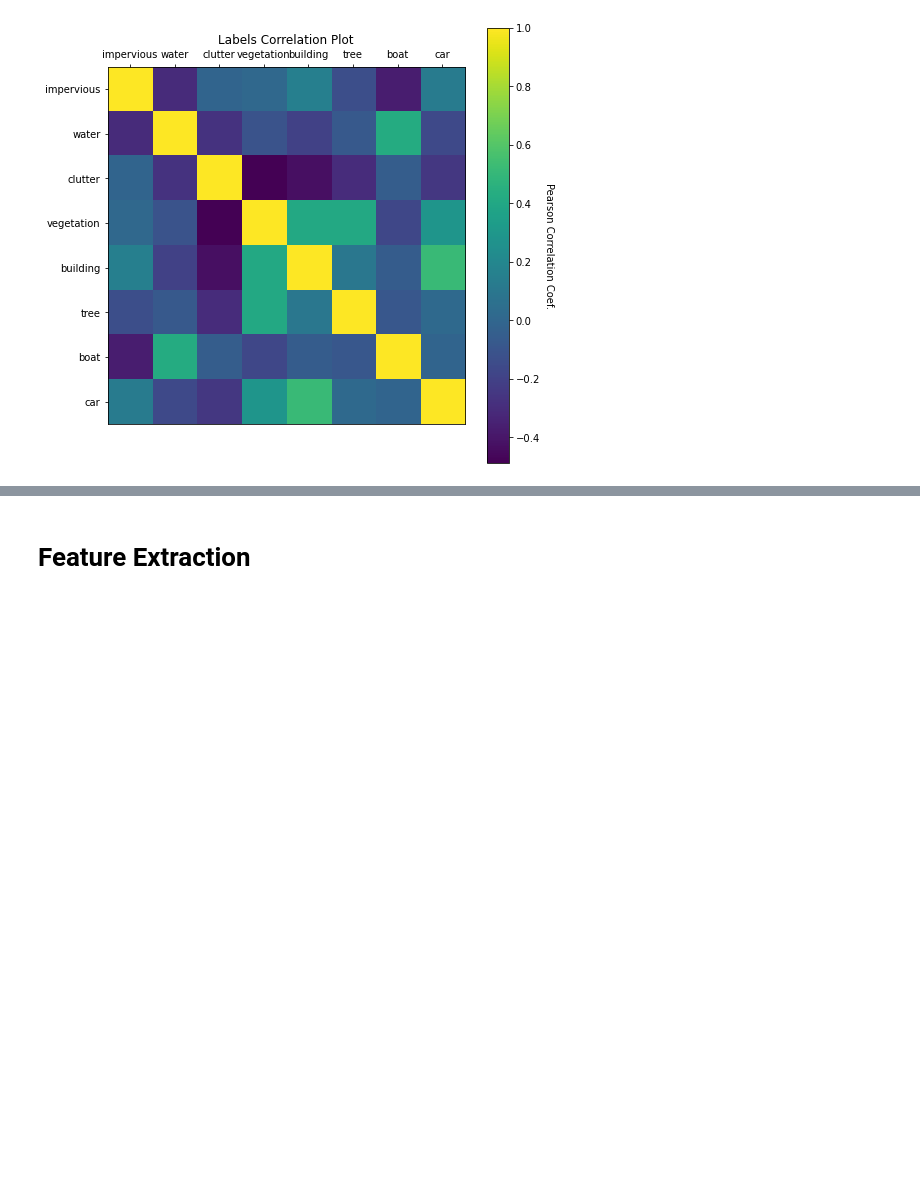
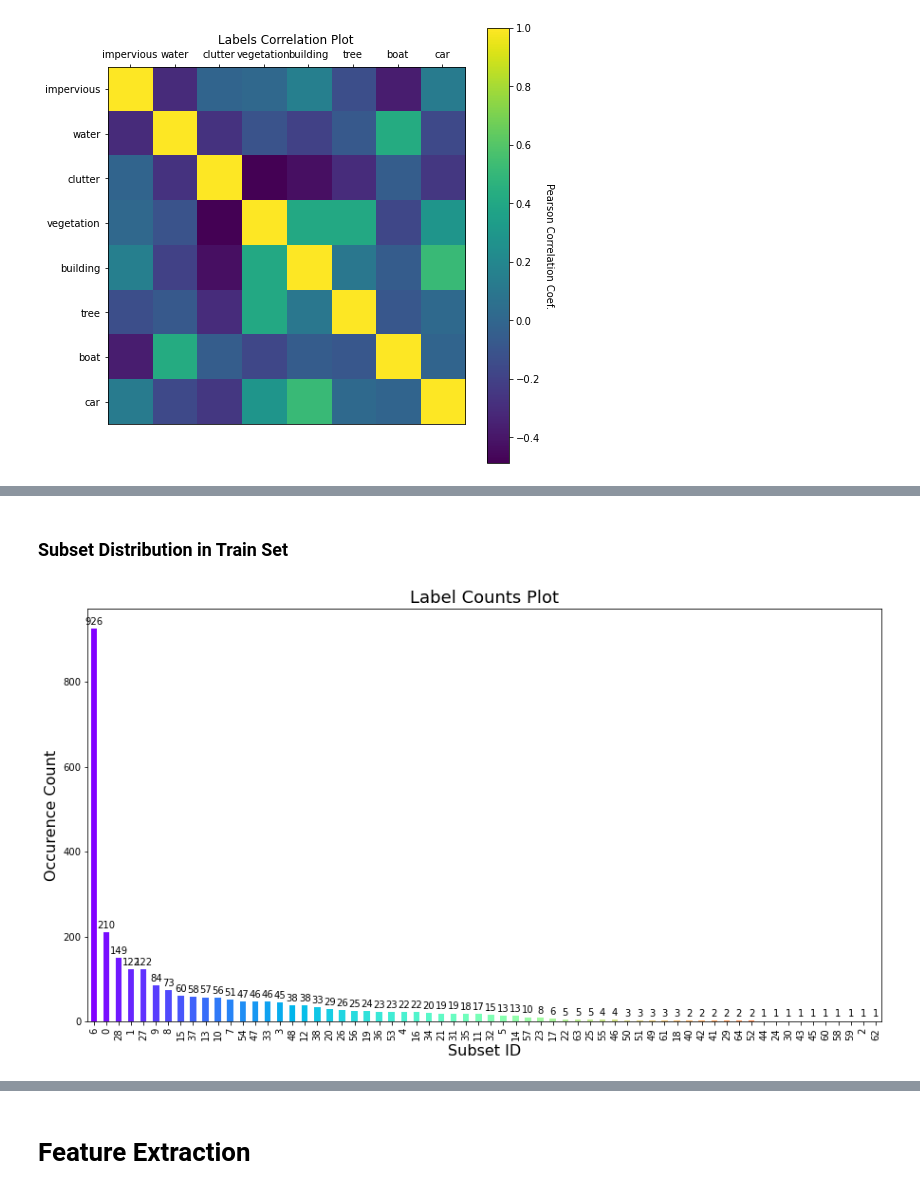
Before and after one commit to tustunkok/Multilabel-Classification-Report, a Jupyter notebook: Report.ipynb, the cells around one changed output, grey strips where cells are left out. Drawn from its saved outputs; the diff is of its cells as text; code cells hidden in the pictures; blank space fills up the shorter version.

```diff
--- a/Report.ipynb
+++ b/Report.ipynb
@@ -196,0 +294,22 @@ plt.show()
+# %% [markdown]
+### Subset Distribution in Train Set
+# %%
+subset_value_counts = multilabel_df[multilabel_df["in_train"] == 1]["subset"].value_counts()
+
+fig, ax = plt.subplots(figsize=(15, 8))
+
+#ax.bar(subset_val_counts.index, subset_val_counts.values, , color=matplotlib.cm.rainbow(np.linspace(0, 1, len(total_unique_subsets))))
+subset_value_counts.plot.bar(ax=ax, color=matplotlib.cm.rainbow(np.linspace(0, 1, len(total_unique_subsets))))
+
+rects = ax.patches
+labels = subset_value_counts.values
+for rect, label in zip(rects, labels):
+    height = rect.get_height()
+    ax.text(rect.get_x() + rect.get_width() / 2, height + 5, label, ha="center", va="bottom")
+plt.title("Label Counts Plot", fontsize=18)
+plt.xlabel("Subset ID", fontsize=16)
+plt.ylabel("Occurence Count", fontsize=16)
+
+plt.show()
+# %% [output]
+[figure, added]
```
Also changed, not shown: parts of 26 cells of this notebook.
